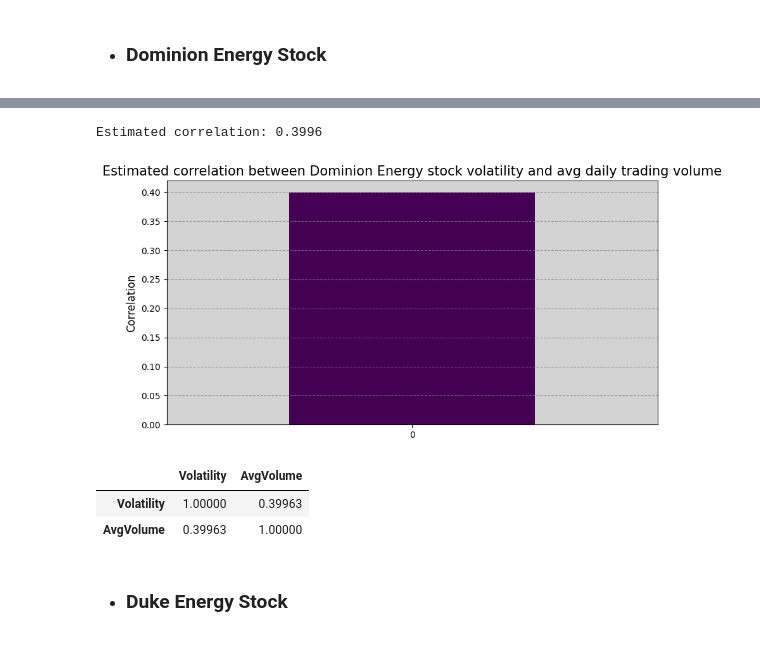
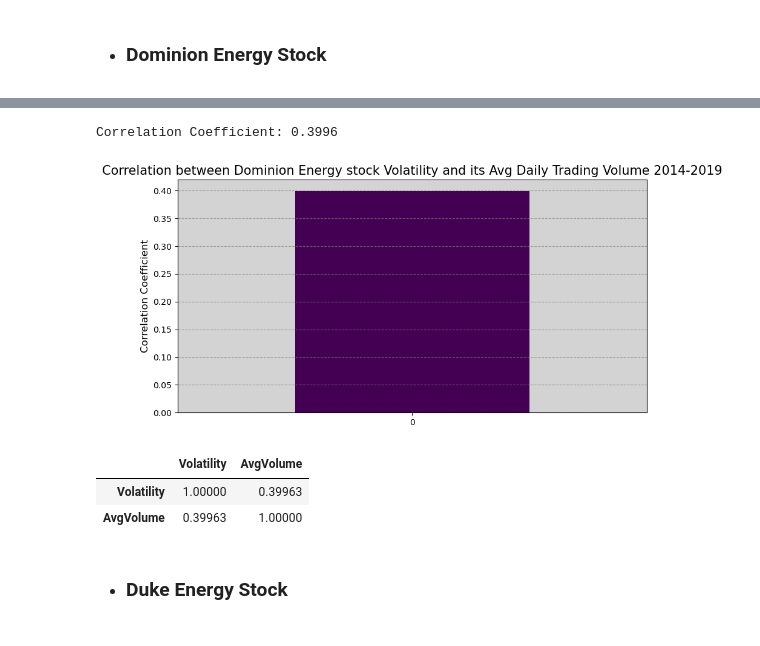
Before and after one commit to c-grigsby/kaggle-challenges, a Jupyter notebook: energy-stock-investments/notebooks/energy-stock-investments.ipynb, the cells around one changed output, grey strips where cells are left out. Cells and saved outputs as stored; diff of their text form; code cells hidden in the pictures.

Commit message:
case(energyStocks): process results

```diff
--- a/energy-stock-investments/notebooks/energy-stock-investments.ipynb
+++ b/energy-stock-investments/notebooks/energy-stock-investments.ipynb
@@ -314,24 +314,3 @@ def create_box_plots(df, company_name):
     df.boxplot(column = ['Volume'] )
     plt.title(f'{company_name} Stock Box Plot - Daily Trading Volume')
     plt.show()
-# %%
-def create_correlation_plot(correlation, plot_title):
-    # Create a color palette
-    colors = plt.cm.viridis(np.linspace(0, 1, 1))
-    # Plot the correlation with background
-    fig, ax = plt.subplots(figsize=(10, 5))
-    correlation_df = pd.DataFrame({'Correlation': [correlation]})
-    bar_plot = correlation_df.plot(kind='bar', color=colors, ax=ax, rot=0, legend=False)
-    # Title and labels
-    ax.set_title(plot_title, fontsize=15)
-    ax.set_ylabel('Correlation', fontsize=12)
-    # Remove numerical annotations within the bars
-    [ax.annotate('', xy=(p.get_x() + p.get_width() / 2., p.get_height()), xytext=(0, 10),
-                  textcoords='offset points', alpha=0) for p in bar_plot.patches]
-    # Add grey horizontal grid lines
-    ax.yaxis.grid(True, linestyle='--', alpha=0.7, color='grey')
-    # Add grey background
-    ax.set_facecolor('lightgrey')
-    # Display
-    print(f"Estimated correlation: {correlation:.4f}")
-    plt.show()
@@ -338,3 +319,24 @@ def create_correlation_plot(correlation, plot_title):
+# %%
+def create_correlation_plot(correlation, plot_title):
+    # Create a color palette
+    colors = plt.cm.viridis(np.linspace(0, 1, 1))
+    # Plot the correlation with background
+    fig, ax = plt.subplots(figsize=(10, 5))
+    correlation_df = pd.DataFrame({'Correlation': [correlation]})
+    bar_plot = correlation_df.plot(kind='bar', color=colors, ax=ax, rot=0, legend=False)
+    # Title and labels
+    ax.set_title(plot_title, fontsize=15)
+    ax.set_ylabel('Correlation Coefficient', fontsize=12)
+    # Remove numerical annotations within the bars
+    [ax.annotate('', xy=(p.get_x() + p.get_width() / 2., p.get_height()), xytext=(0, 10),
+                  textcoords='offset points', alpha=0) for p in bar_plot.patches]
+    # Add grey horizontal grid lines
+    ax.yaxis.grid(True, linestyle='--', alpha=0.7, color='grey')
+    # Add grey background
+    ax.set_facecolor('lightgrey')
+    # Display
+    print(f"Correlation Coefficient: {correlation:.4f}")
+    plt.show()
 # %% [markdown]
 - ### Line Graphs
 # %%
@@ -627,13 +629,13 @@ create_scatterplot(df_dominion_energy, 'Volatility vs. Avg Daily Trading Volume
 # %% [output]
 [figure]
 # %%
-create_correlation_plot(dominion_correlation, 'Estimated correlation between Dominion Energy stock volatility and avg daily trading volume')
+create_correlation_plot(dominion_correlation, 'Correlation between Dominion Energy stock Volatility and its Avg Daily Trading Volume 2014-2019')
 # Display Matrix
 columns = ['Volatility', 'AvgVolume']
 df_dominion_energy[columns].corr()
 # %% [output]
-Estimated correlation: 0.3996
+Correlation Coefficient: 0.3996
-[figure, old version]
+[figure, new version]
 |  | Volatility | AvgVolume |
 | Volatility | 1.00000 | 0.39963 |
 | AvgVolume | 0.39963 | 1.00000 |
```
Also changed, not shown: parts of 20 cells of this notebook, 1 other file.
